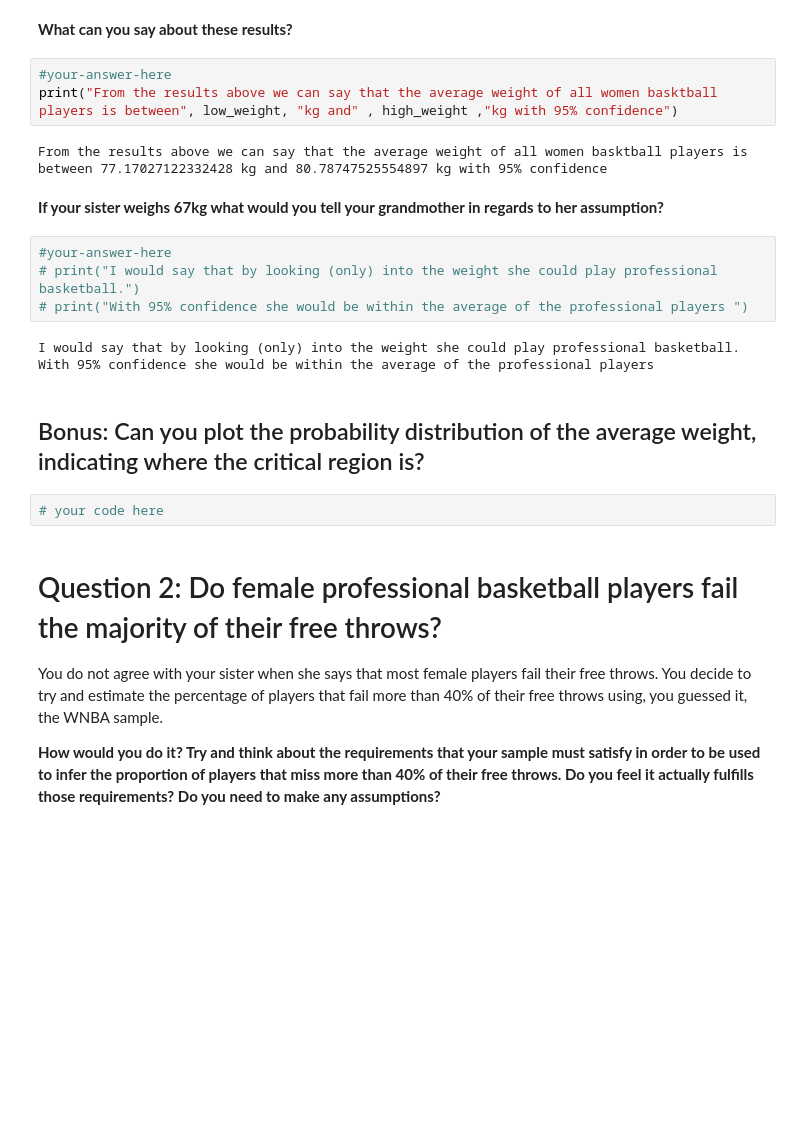
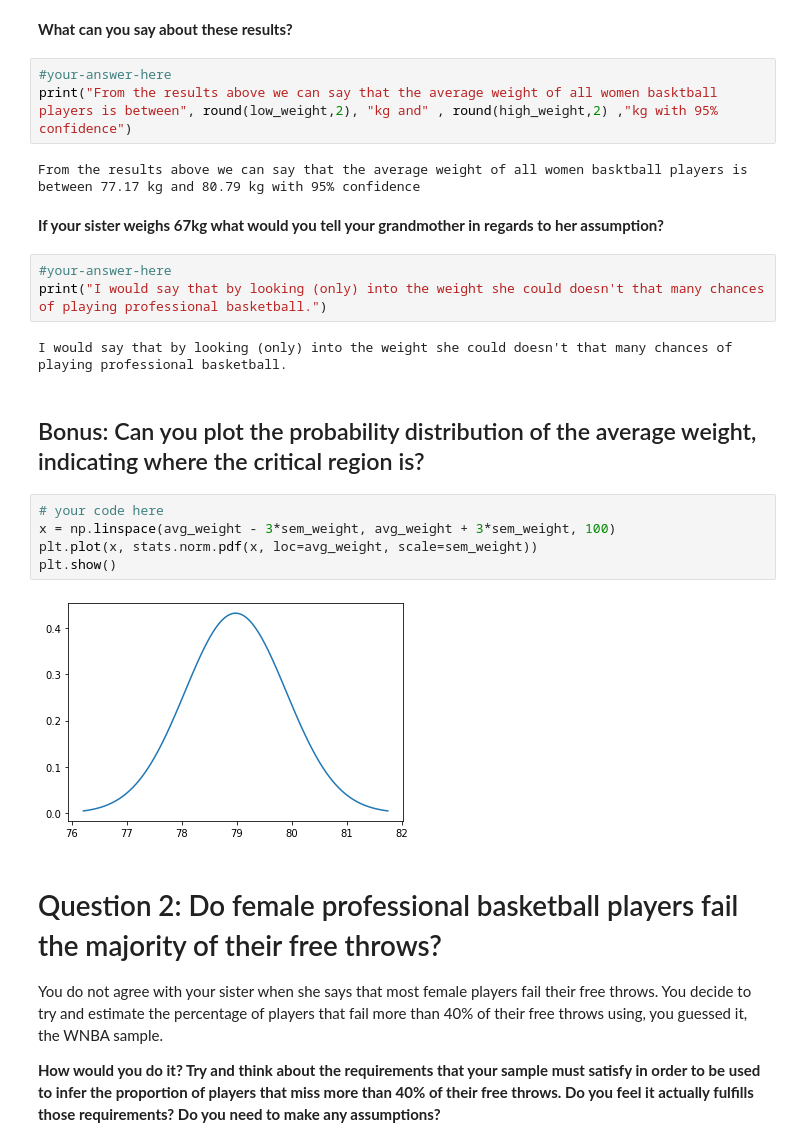
Before and after one commit to pmoreira1/dataV2-labs, a Jupyter notebook: module-2/M2-mini-project2/your-code/3.-Inferential-Analysis.ipynb, the cells around one changed output. Saved outputs shown, nothing was run; the diff lists cells and outputs as text; blank space fills up the shorter version.

```diff
--- a/module-2/M2-mini-project2/your-code/3.-Inferential-Analysis.ipynb
+++ b/module-2/M2-mini-project2/your-code/3.-Inferential-Analysis.ipynb
@@ -67,22 +83,25 @@ print("2nd Interval:" , low_weight - std_weight, high_weight + std_weight)
 **What can you say about these results?**
 # %%
 #your-answer-here
-print("From the results above we can say that the average weight of all women basktball players is between", low_weight, "kg and" , high_weight ,"kg with 95% confidence")
+print("From the results above we can say that the average weight of all women basktball players is between", round(low_weight,2), "kg and" , round(high_weight,2) ,"kg with 95% confidence")
 # %% [output]
-From the results above we can say that the average weight of all women basktball players is between 77.17027122332428 kg and 80.78747525554897 kg with 95% confidence
+From the results above we can say that the average weight of all women basktball players is between 77.17 kg and 80.79 kg with 95% confidence
 # %% [markdown]
 **If your sister weighs 67kg what would you tell your grandmother in regards to her assumption?**
 # %%
 #your-answer-here
-# print("I would say that by looking (only) into the weight she could play professional basketball.")
-# print("With 95% confidence she would be within the average of the professional players ")
+print("I would say that by looking (only) into the weight she could doesn't that many chances of playing professional basketball.")
 # %% [output]
-I would say that by looking (only) into the weight she could play professional basketball.
-With 95% confidence she would be within the average of the professional players
+I would say that by looking (only) into the weight she could doesn't that many chances of playing professional basketball.
 # %% [markdown]
 ## Bonus: Can you plot the probability distribution of the average weight, indicating where the critical region is?
-# %%
-# your code here
+# %%
+# your code here
+x = np.linspace(avg_weight - 3*sem_weight, avg_weight + 3*sem_weight, 100)
+plt.plot(x, stats.norm.pdf(x, loc=avg_weight, scale=sem_weight))
+plt.show()
+# %% [output]
+[figure, added]
 # %% [markdown]
 # Question 2: Do female professional basketball players fail the majority of their free throws?
 
```
Also changed, not shown: parts of 14 cells of this notebook, 1 other file.
